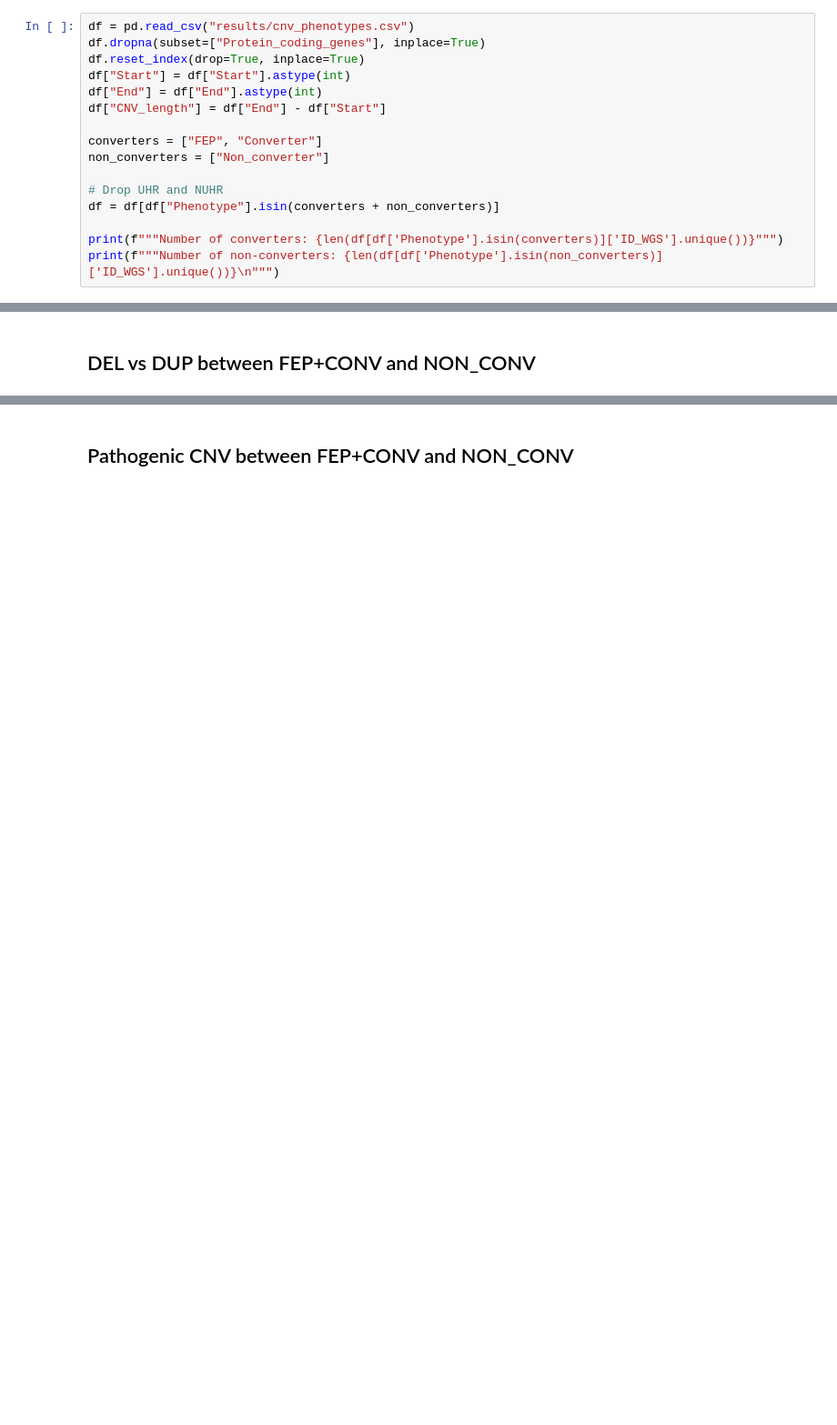
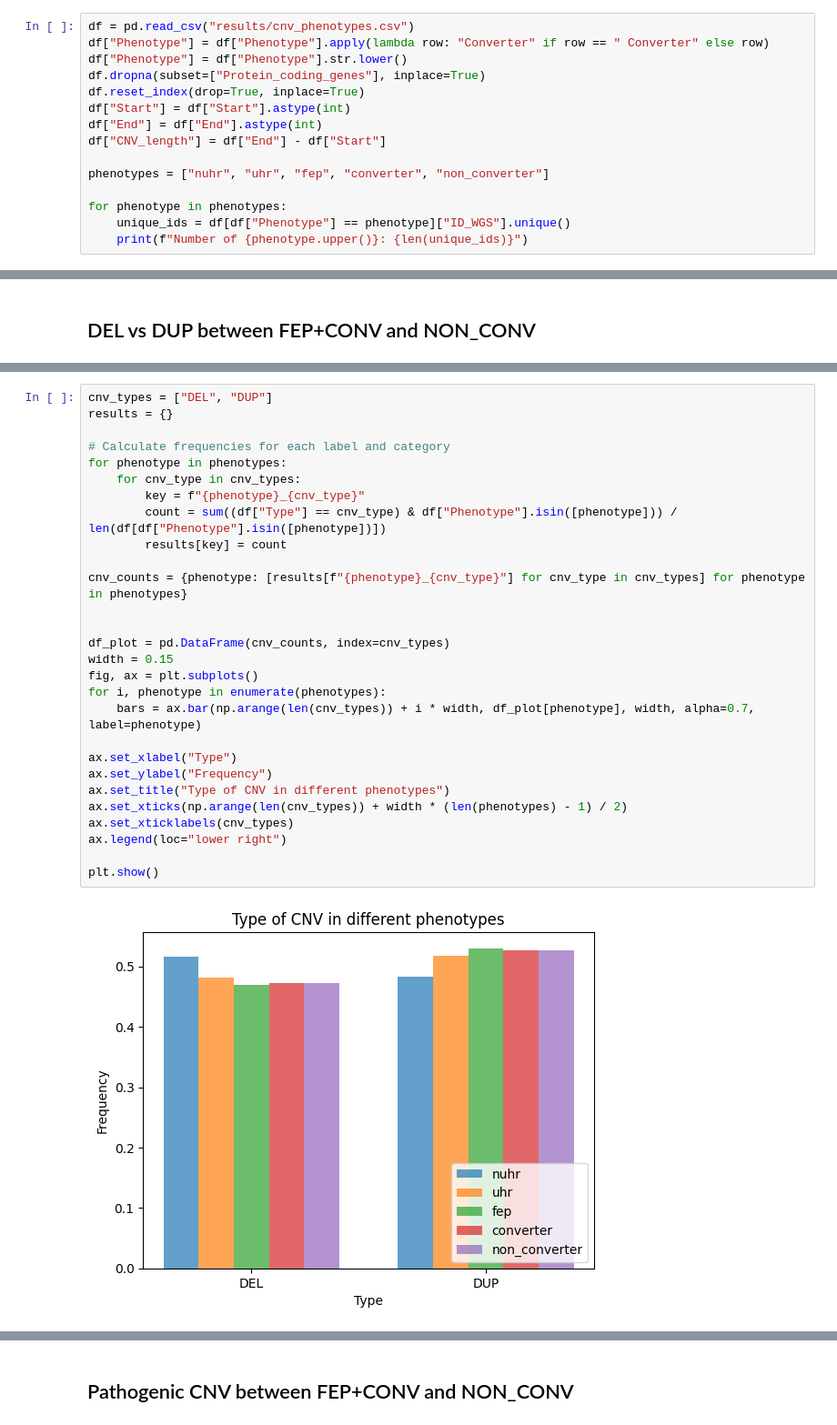
Before and after one commit to zhukovanadezhda/schizophrenia-prediction, a Jupyter notebook: stats.ipynb, the cells around one changed output, grey strips where cells are left out. Shown: that part at 91% size. Cells and saved outputs as stored; diff of their text form; blank space fills up the shorter version.

```diff
--- a/stats.ipynb
+++ b/stats.ipynb
@@ -12,18 +12,17 @@ import seaborn as sns
 from tqdm import tqdm
 # %%
 df = pd.read_csv("results/cnv_phenotypes.csv")
+df["Phenotype"] = df["Phenotype"].apply(lambda row: "Converter" if row == " Converter" else row)
+df["Phenotype"] = df["Phenotype"].str.lower()
 df.dropna(subset=["Protein_coding_genes"], inplace=True)
 df.reset_index(drop=True, inplace=True)
 df["Start"] = df["Start"].astype(int)
 df["End"] = df["End"].astype(int)
 df["CNV_length"] = df["End"] - df["Start"]
 
-converters = ["FEP", "Converter"]
-non_converters = ["Non_converter"]
+phenotypes = ["nuhr", "uhr", "fep", "converter", "non_converter"]
 
-# Drop UHR and NUHR
-df = df[df["Phenotype"].isin(converters + non_converters)]
-
-print(f"""Number of converters: {len(df[df['Phenotype'].isin(converters)]['ID_WGS'].unique())}""")
-print(f"""Number of non-converters: {len(df[df['Phenotype'].isin(non_converters)]['ID_WGS'].unique())}\n""")
+for phenotype in phenotypes:
+    unique_ids = df[df["Phenotype"] == phenotype]["ID_WGS"].unique()
+    print(f"Number of {phenotype.upper()}: {len(unique_ids)}")
 # %% [output]
@@ -108,0 +36,30 @@ Max length of DUP in non-converters: 11481588
+# %%
+cnv_types = ["DEL", "DUP"]
+results = {}
+
+# Calculate frequencies for each label and category
+for phenotype in phenotypes:
+    for cnv_type in cnv_types:
+        key = f"{phenotype}_{cnv_type}"
+        count = sum((df["Type"] == cnv_type) & df["Phenotype"].isin([phenotype])) / len(df[df["Phenotype"].isin([phenotype])])
+        results[key] = count
+
+cnv_counts = {phenotype: [results[f"{phenotype}_{cnv_type}"] for cnv_type in cnv_types] for phenotype in phenotypes}
+
+
+df_plot = pd.DataFrame(cnv_counts, index=cnv_types)
+width = 0.15
+fig, ax = plt.subplots()
+for i, phenotype in enumerate(phenotypes):
+    bars = ax.bar(np.arange(len(cnv_types)) + i * width, df_plot[phenotype], width, alpha=0.7, label=phenotype)
+
+ax.set_xlabel("Type")
+ax.set_ylabel("Frequency")
+ax.set_title("Type of CNV in different phenotypes")
+ax.set_xticks(np.arange(len(cnv_types)) + width * (len(phenotypes) - 1) / 2)
+ax.set_xticklabels(cnv_types)
+ax.legend(loc="lower right")
+
+plt.show()
+# %% [output]
+[figure, added]
```
Also changed, not shown: parts of 34 cells of this notebook.
